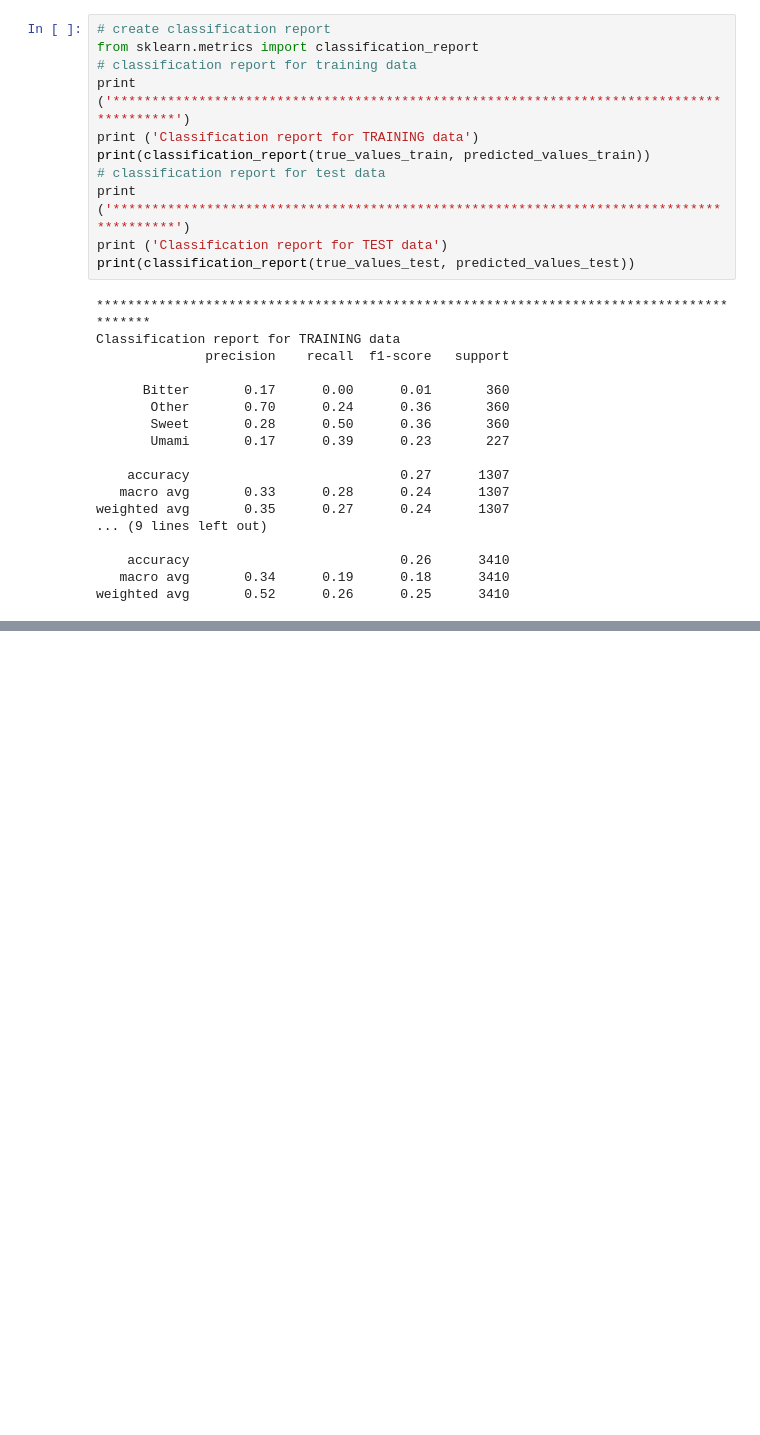
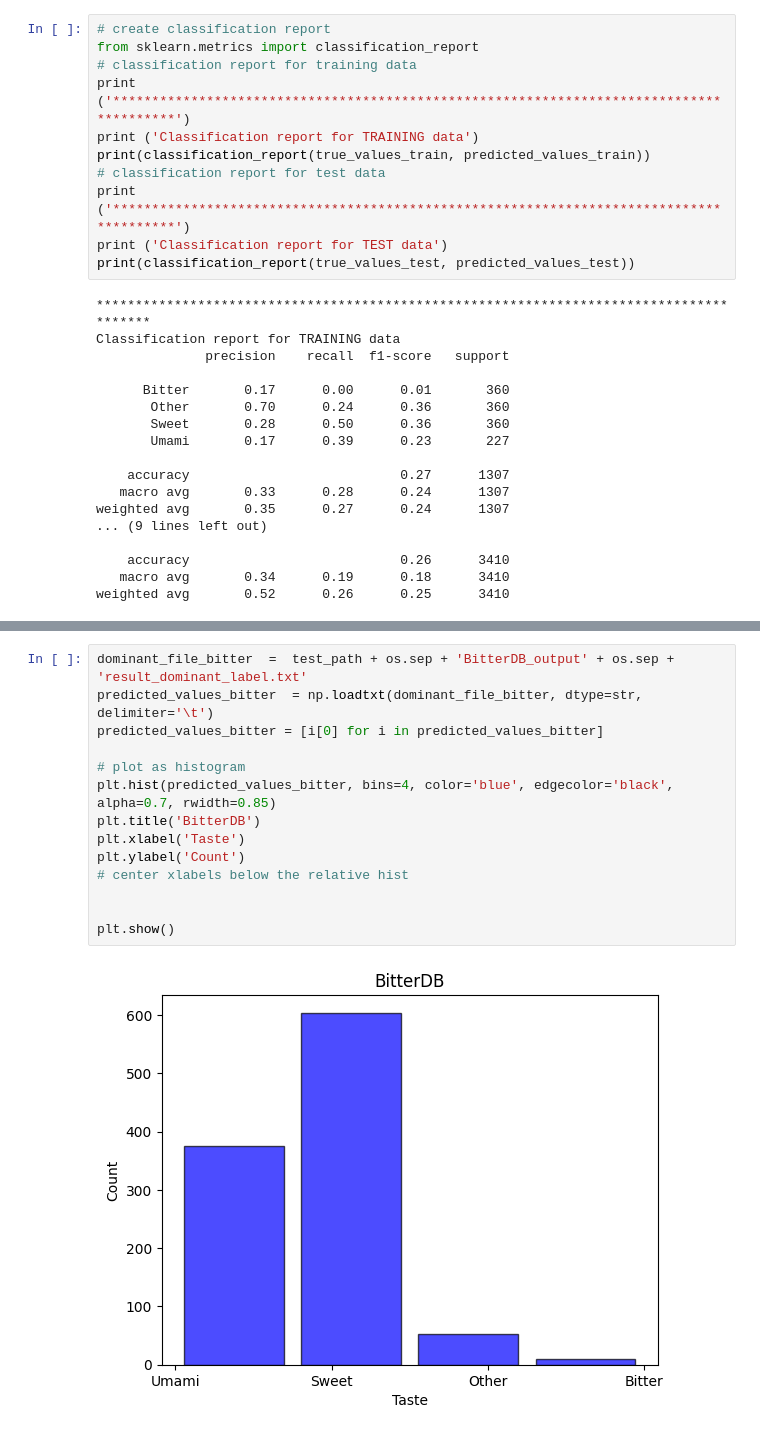
Before and after one commit to lorenzopallante/VirtuousMultiTaste, a Jupyter notebook: notebook/test.ipynb, the cells around one changed output, grey strips where cells are left out. Drawn from its saved outputs; the diff is of its cells as text; blank space fills up the shorter version.

```diff
--- a/notebook/test.ipynb
+++ b/notebook/test.ipynb
@@ -236,0 +160,16 @@ True
+# %%
+dominant_file_bitter  =  test_path + os.sep + 'BitterDB_output' + os.sep + 'result_dominant_label.txt'
+predicted_values_bitter  = np.loadtxt(dominant_file_bitter, dtype=str, delimiter='\t')
+predicted_values_bitter = [i[0] for i in predicted_values_bitter]
+
+# plot as histogram
+plt.hist(predicted_values_bitter, bins=4, color='blue', edgecolor='black', alpha=0.7, rwidth=0.85)
+plt.title('BitterDB')
+plt.xlabel('Taste')
+plt.ylabel('Count')
+# center xlabels below the relative hist
+
+
+plt.show()
+# %% [output]
+[figure, added]
```
Also changed, not shown: parts of 11 cells of this notebook.
